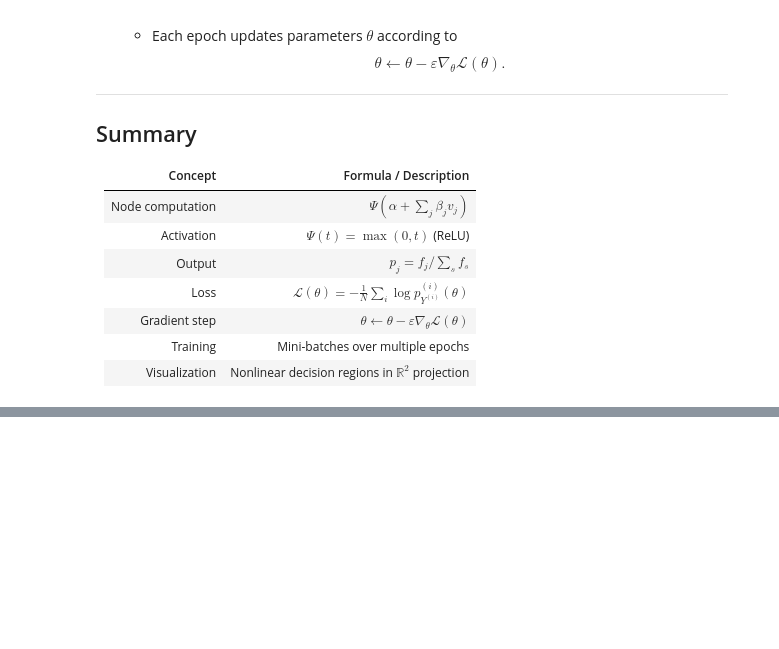
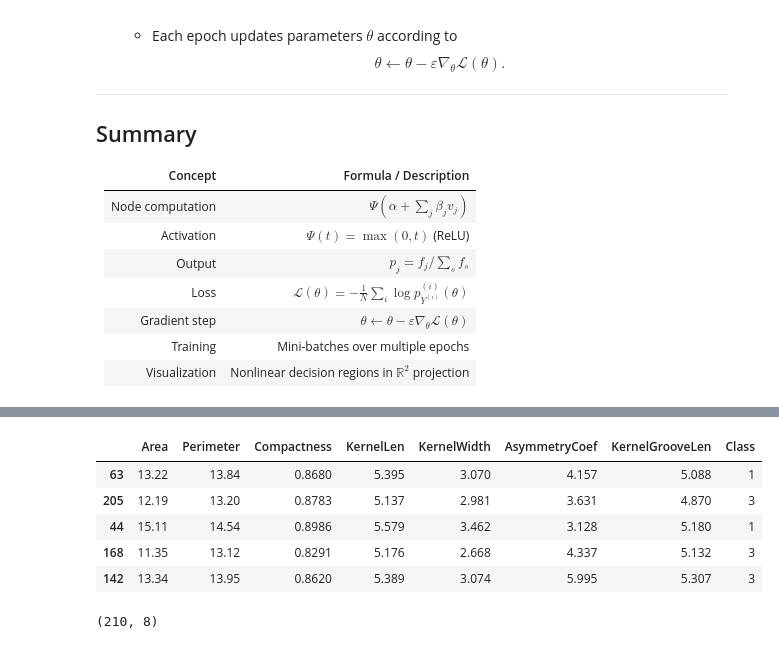
Before and after one commit to JonathanMa03/MSEnotes, a Jupyter notebook: 681_Computing/c13_NeuralNetworks.ipynb, the cells around one changed output, grey strips where cells are left out. Saved outputs shown, nothing was run; the diff lists cells and outputs as text; code cells hidden in the pictures; blank space fills up the shorter version.

```diff
--- a/681_Computing/c13_NeuralNetworks.ipynb
+++ b/681_Computing/c13_NeuralNetworks.ipynb
@@ -217,0 +383,26 @@ plt.show()
+# %%
+N=df.shape[0]
+I=np.random.permutation(range(N))
+df=df.loc[I]
+df.head()
+# %% [output]
+|  | Area | Perimeter | Compactness | KernelLen | KernelWidth | AsymmetryCoef | KernelGrooveLen | Class |
+| 63 | 13.22 | 13.84 | 0.8680 | 5.395 | 3.070 | 4.157 | 5.088 | 1 |
+| 205 | 12.19 | 13.20 | 0.8783 | 5.137 | 2.981 | 3.631 | 4.870 | 3 |
+| 44 | 15.11 | 14.54 | 0.8986 | 5.579 | 3.462 | 3.128 | 5.180 | 1 |
+| 168 | 11.35 | 13.12 | 0.8291 | 5.176 | 2.668 | 4.337 | 5.132 | 3 |
+| 142 | 13.34 | 13.95 | 0.8620 | 5.389 | 3.074 | 5.995 | 5.307 | 3 |
+# %%
+X=np.array(df)[:,0:7]
+Y=np.array(df)[:,7]-1
+Y=Y.astype(int)
+print(df.shape)
+N=df.shape[0]
+Ntrain=int(3*N/4)
+Ntest=N-Ntrain
+Xtrain=X[0:Ntrain,:]
+Ytrain=Y[0:Ntrain]
+Xtest=X[Ntrain:N,:]
+Ytest=Y[Ntrain:N]
+# %% [output]
+(210, 8)
```
Also changed, not shown: parts of 8 cells of this notebook.
